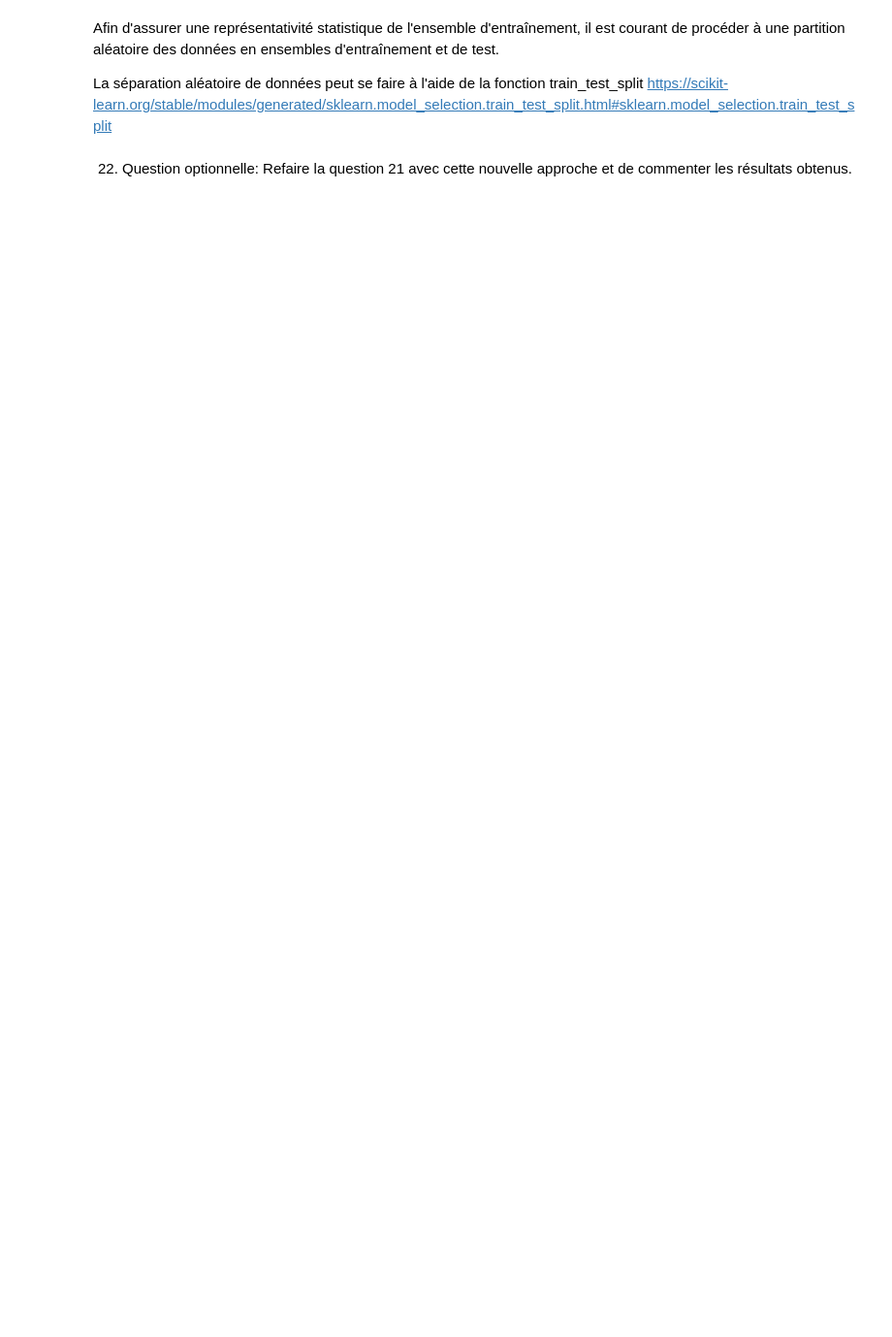
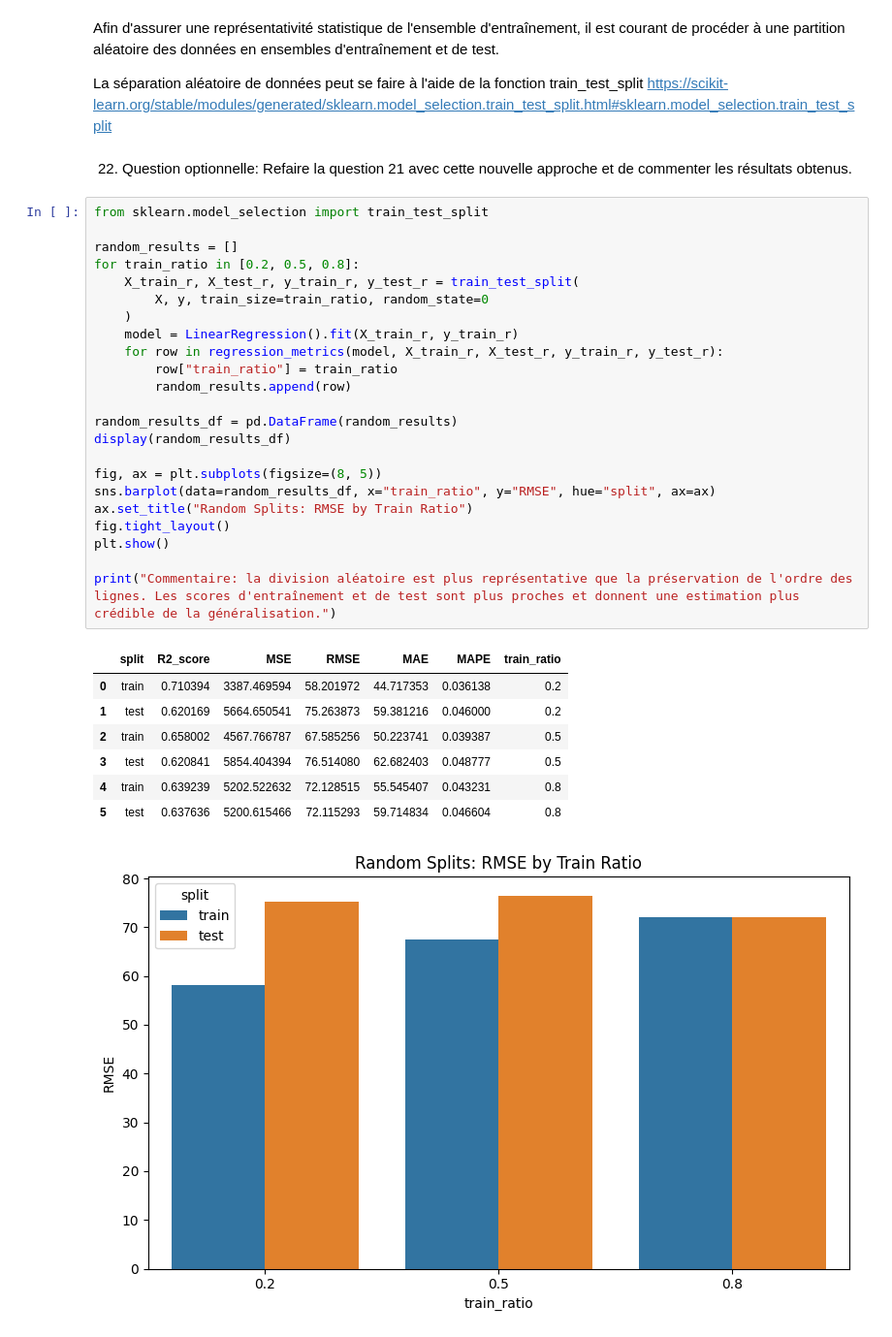
Before and after one commit to baunilhamarga/ei-climat, a Jupyter notebook: support-files/Etudes_EI_ST4/etude1_RLsimple/Etude1_RLsimple.ipynb, the cells around one changed output. Shown at 97% size. Saved outputs shown, nothing was run; the diff lists cells and outputs as text; blank space fills up the shorter version.

```diff
--- a/support-files/Etudes_EI_ST4/etude1_RLsimple/Etude1_RLsimple.ipynb
+++ b/support-files/Etudes_EI_ST4/etude1_RLsimple/Etude1_RLsimple.ipynb
@@ -326,3 +421,35 @@ Afin d'assurer une représentativité statistique de l'ensemble d'entraînement,
 La séparation aléatoire de données peut se faire à l'aide de la fonction train_test_split https://scikit-learn.org/stable/modules/generated/sklearn.model_selection.train_test_split.html#sklearn.model_selection.train_test_split
 # %% [markdown]
 22. Question optionnelle: Refaire la question 21 avec cette nouvelle approche et de commenter les résultats obtenus.
+# %%
+from sklearn.model_selection import train_test_split
+
+random_results = []
+for train_ratio in [0.2, 0.5, 0.8]:
+    X_train_r, X_test_r, y_train_r, y_test_r = train_test_split(
+        X, y, train_size=train_ratio, random_state=0
+    )
+    model = LinearRegression().fit(X_train_r, y_train_r)
+    for row in regression_metrics(model, X_train_r, X_test_r, y_train_r, y_test_r):
+        row["train_ratio"] = train_ratio
+        random_results.append(row)
+
+random_results_df = pd.DataFrame(random_results)
+display(random_results_df)
+
+fig, ax = plt.subplots(figsize=(8, 5))
+sns.barplot(data=random_results_df, x="train_ratio", y="RMSE", hue="split", ax=ax)
+ax.set_title("Random Splits: RMSE by Train Ratio")
+fig.tight_layout()
+plt.show()
+
+print("Commentaire: la division aléatoire est plus représentative que la préservation de l'ordre des lignes. Les scores d'entraînement et de test sont plus proches et donnent une estimation plus crédible de la généralisation.")
+# %% [output]
+|  | split | R2_score | MSE | RMSE | MAE | MAPE | train_ratio |
+| 0 | train | 0.710394 | 3387.469594 | 58.201972 | 44.717353 | 0.036138 | 0.2 |
+| 1 | test | 0.620169 | 5664.650541 | 75.263873 | 59.381216 | 0.046000 | 0.2 |
+| 2 | train | 0.658002 | 4567.766787 | 67.585256 | 50.223741 | 0.039387 | 0.5 |
+| 3 | test | 0.620841 | 5854.404394 | 76.514080 | 62.682403 | 0.048777 | 0.5 |
+| 4 | train | 0.639239 | 5202.522632 | 72.128515 | 55.545407 | 0.043231 | 0.8 |
+| 5 | test | 0.637636 | 5200.615466 | 72.115293 | 59.714834 | 0.046604 | 0.8 |
+[figure, added]
```
Also changed, not shown: parts of 10 cells of this notebook.
